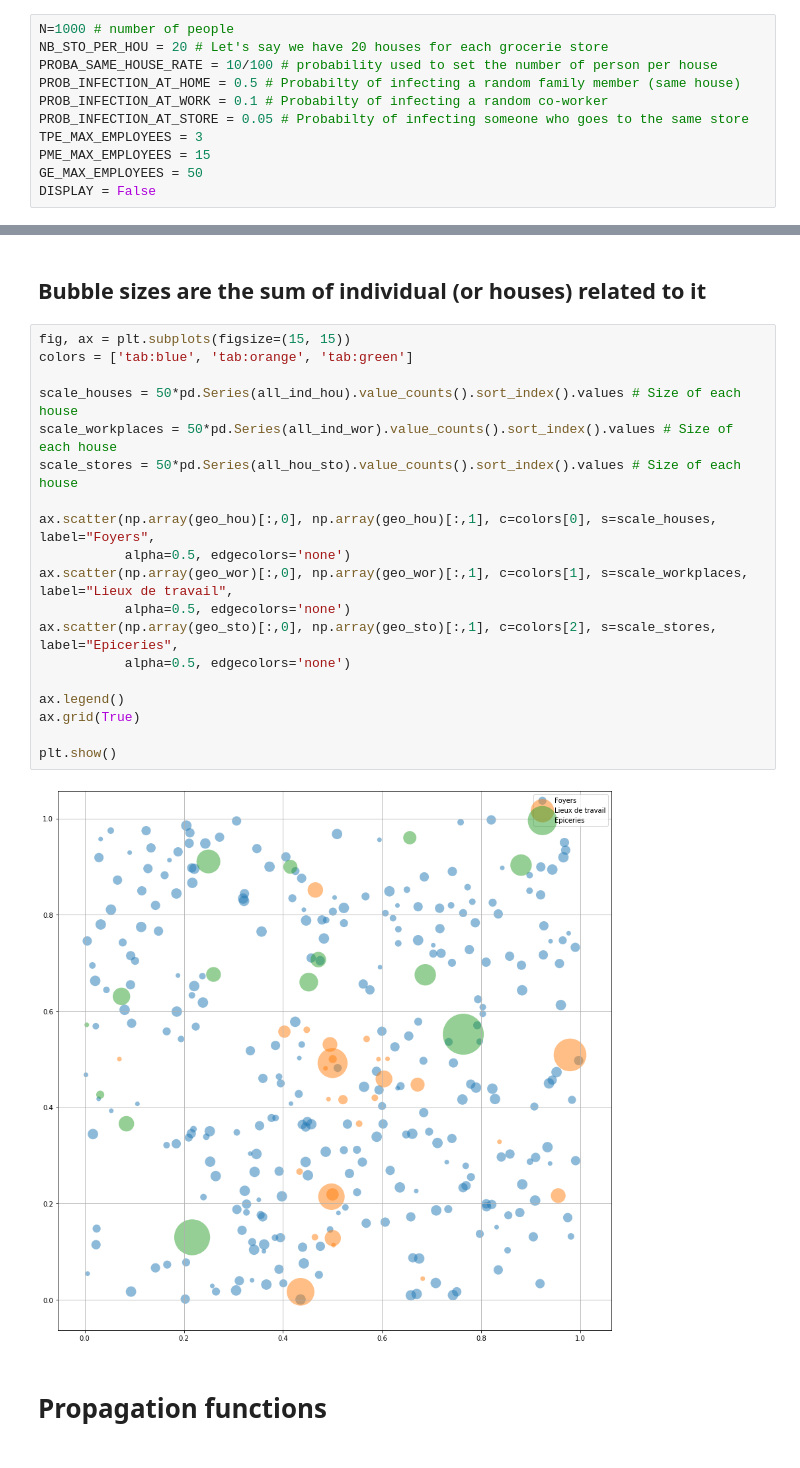
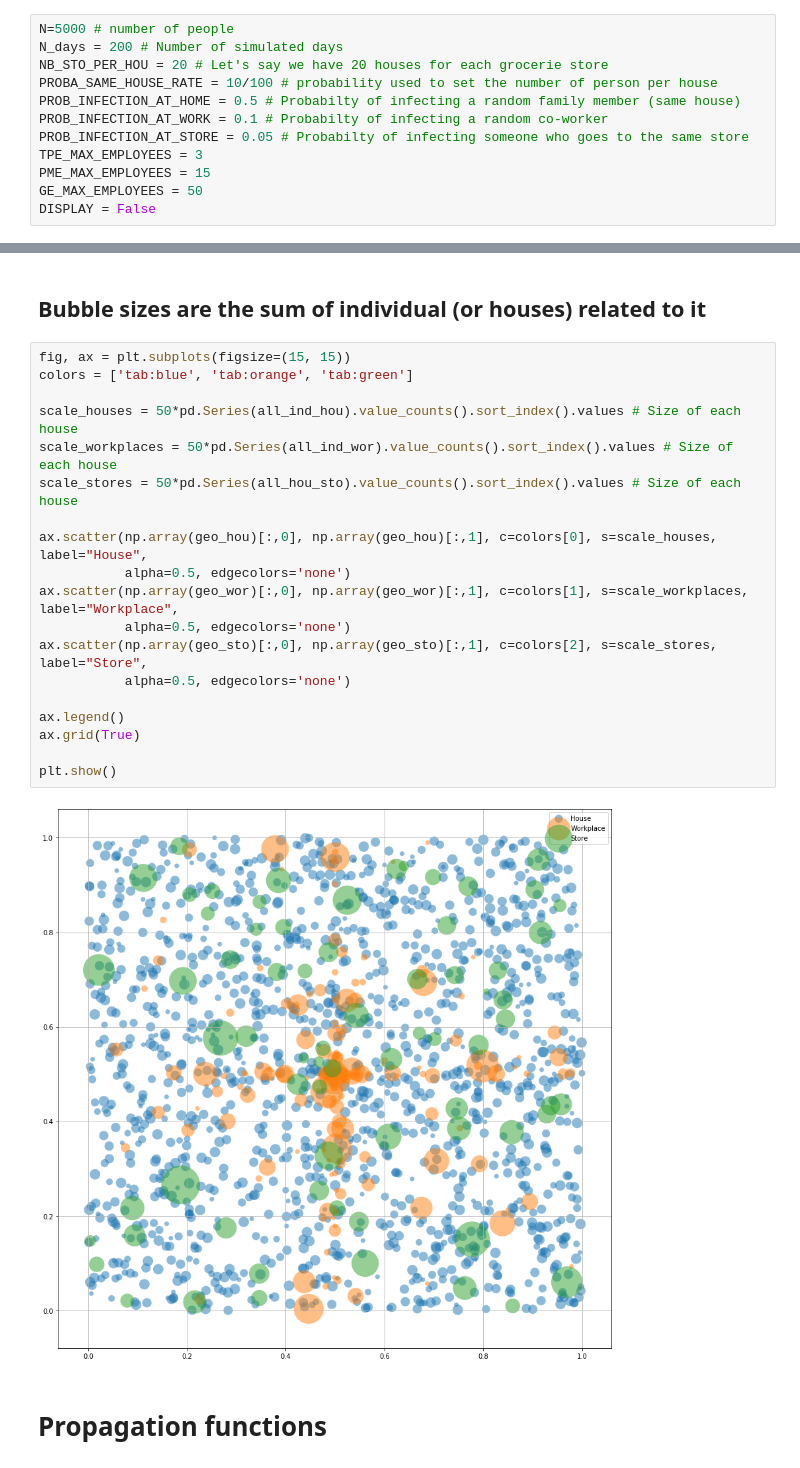
Before and after one commit to AshtonIzmev/covid-19-pandemic-simulation, a Jupyter notebook: covid_simulation.ipynb, the cells around one changed output, grey strips where cells are left out. Saved outputs shown, nothing was run; the diff lists cells and outputs as text.

```diff
--- a/covid_simulation.ipynb
+++ b/covid_simulation.ipynb
@@ -7,7 +7,8 @@ import matplotlib.pyplot as plt
 import seaborn as sns
 from IPython.display import Markdown as md
 # %%
-N=1000 # number of people
+N=5000 # number of people
+N_days = 200 # Number of simulated days
 NB_STO_PER_HOU = 20 # Let's say we have 20 houses for each grocerie store
 PROBA_SAME_HOUSE_RATE = 10/100 # probability used to set the number of person per house
 PROB_INFECTION_AT_HOME = 0.5 # Probabilty of infecting a random family member (same house)
@@ -472,24 +478,24 @@ House 27 is near store 10 etc...
 # %%
 fig, ax = plt.subplots(figsize=(15, 15))
 colors = ['tab:blue', 'tab:orange', 'tab:green']
 
 scale_houses = 50*pd.Series(all_ind_hou).value_counts().sort_index().values # Size of each house
 scale_workplaces = 50*pd.Series(all_ind_wor).value_counts().sort_index().values # Size of each house
 scale_stores = 50*pd.Series(all_hou_sto).value_counts().sort_index().values # Size of each house
 
-ax.scatter(np.array(geo_hou)[:,0], np.array(geo_hou)[:,1], c=colors[0], s=scale_houses, label="Foyers",
+ax.scatter(np.array(geo_hou)[:,0], np.array(geo_hou)[:,1], c=colors[0], s=scale_houses, label="House",
            alpha=0.5, edgecolors='none')
-ax.scatter(np.array(geo_wor)[:,0], np.array(geo_wor)[:,1], c=colors[1], s=scale_workplaces, label="Lieux de travail",
+ax.scatter(np.array(geo_wor)[:,0], np.array(geo_wor)[:,1], c=colors[1], s=scale_workplaces, label="Workplace",
            alpha=0.5, edgecolors='none')
-ax.scatter(np.array(geo_sto)[:,0], np.array(geo_sto)[:,1], c=colors[2], s=scale_stores, label="Epiceries",
+ax.scatter(np.array(geo_sto)[:,0], np.array(geo_sto)[:,1], c=colors[2], s=scale_stores, label="Store",
            alpha=0.5, edgecolors='none')
 
 ax.legend()
 ax.grid(True)
 
 plt.show()
 # %% [output]
-[figure, old version]
+[figure, new version]
 # %% [markdown]
 # Propagation functions
 # %% [markdown]
```
Also changed, not shown: parts of 23 cells of this notebook, 4 other files.
